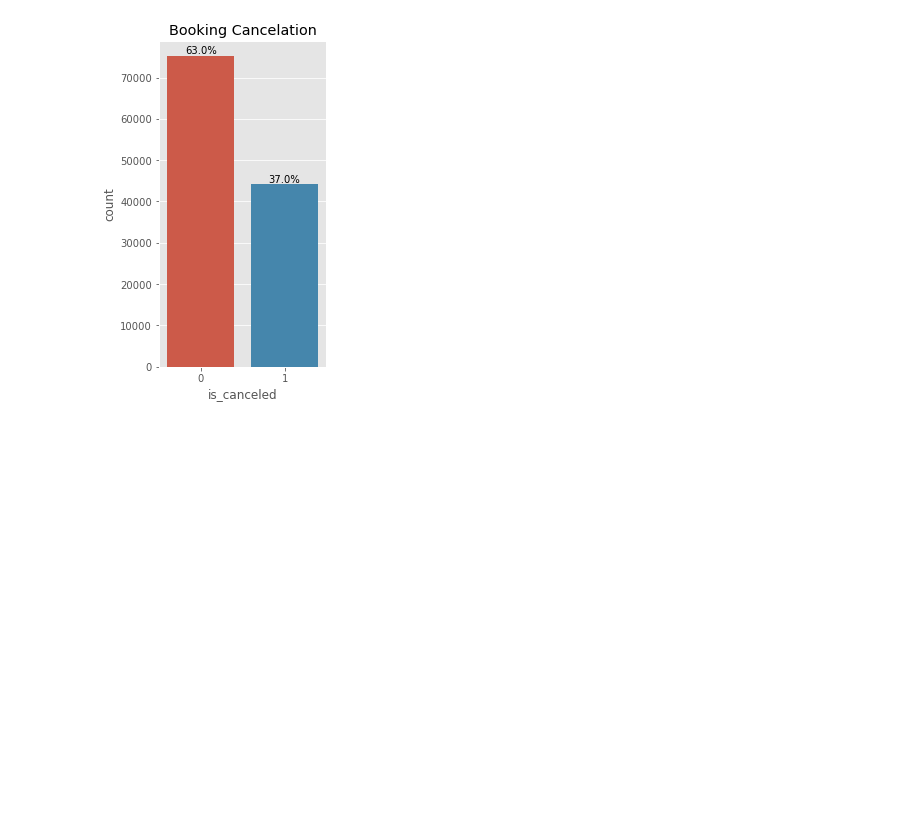
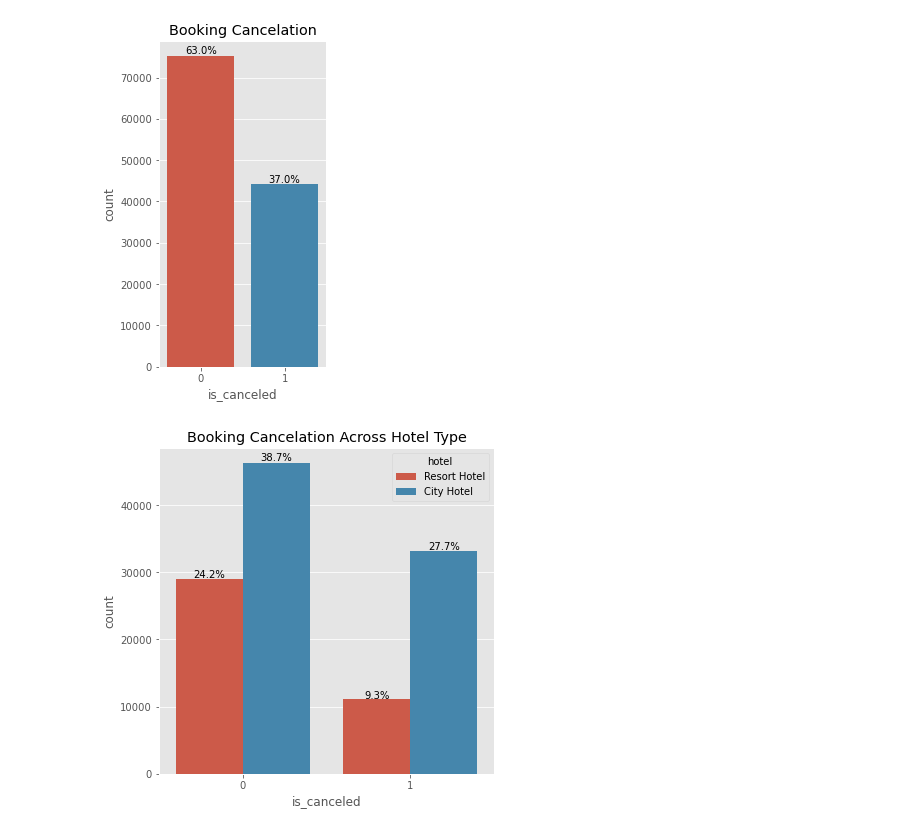
Before and after one commit to smeteo/Hotel-Booking-Demand, a Jupyter notebook: Hotel_Booking_Demand.ipynb, the cells around one changed output. Drawn from its saved outputs; the diff is of its cells as text; code cells hidden in the pictures; blank space fills up the shorter version.

```diff
--- a/Hotel_Booking_Demand.ipynb
+++ b/Hotel_Booking_Demand.ipynb
@@ -272,3 +272,17 @@ for p in ax.patches:
 plt.show()
 # %% [output]
 [figure]
+# %%
+plt.figure(figsize = (6,6))
+ax=sns.countplot(df['is_canceled'], hue=df['hotel'])
+plt.title('Booking Cancelation Across Hotel Type')
+total = float(len(df))
+patches = ax.patches
+for p in ax.patches:
+    percentage = '{:.1f}%'.format(100 * p.get_height()/total)
+    x = p.get_x() + p.get_width()*.5
+    y = p.get_height()*1.009
+    ax.annotate(percentage, (x, y),ha='center')
+plt.show()
+# %% [output]
+[figure, added]
```
Also changed, not shown: parts of 5 cells of this notebook.
